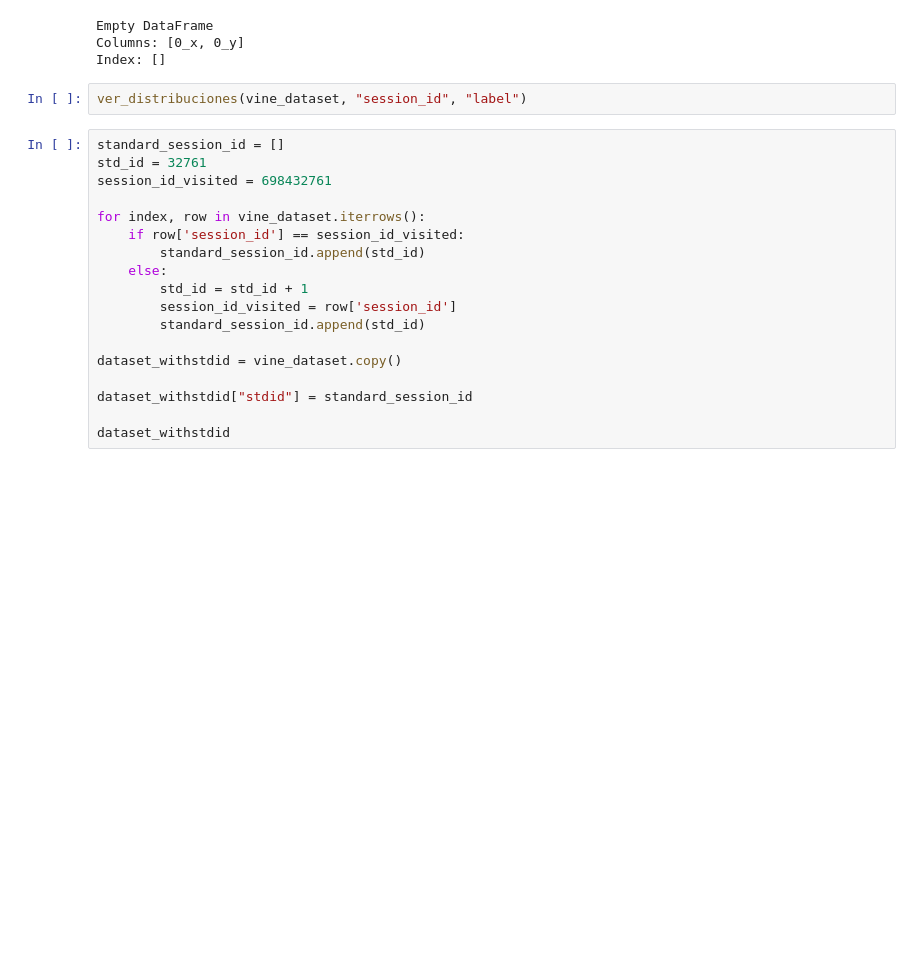
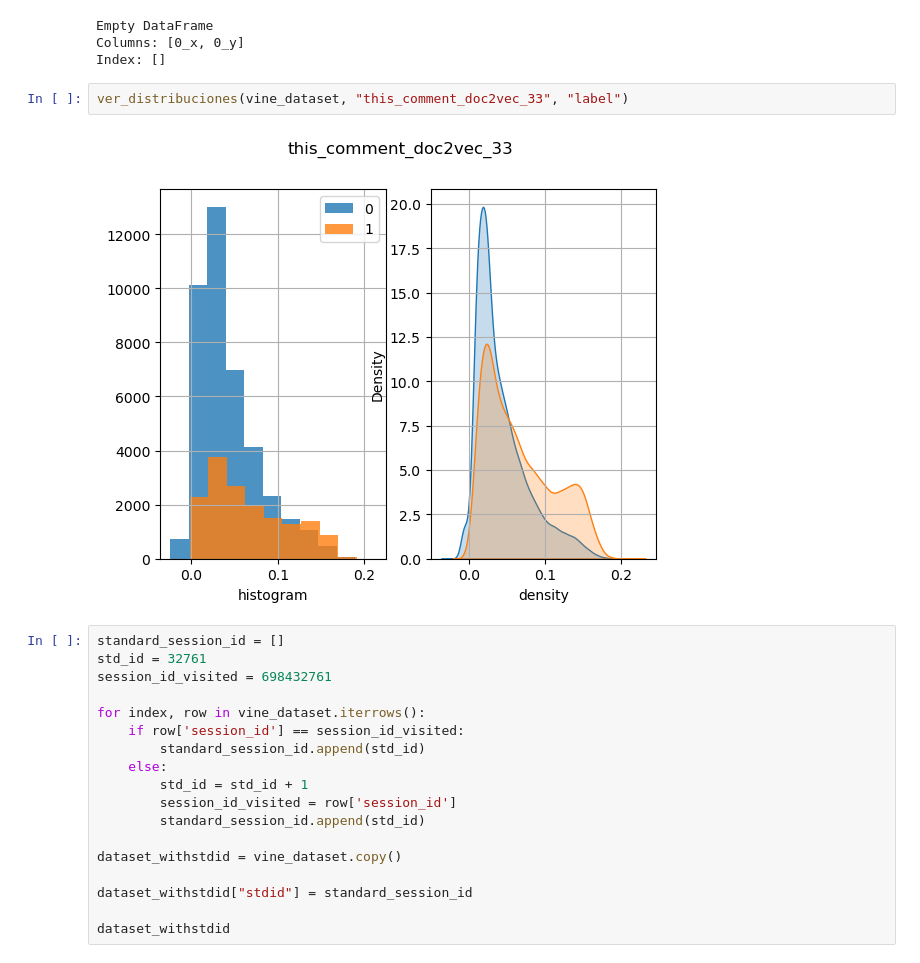
Before and after one commit to mgbarro/tfg-machinelearning, a Jupyter notebook: TFG_notebook.ipynb, the cells around one changed output. Saved outputs shown, nothing was run; the diff lists cells and outputs as text; blank space fills up the shorter version.

```diff
--- a/TFG_notebook.ipynb
+++ b/TFG_notebook.ipynb
@@ -97,7 +99,9 @@ Empty DataFrame
 Columns: [0_x, 0_y]
 Index: []
 # %%
-ver_distribuciones(vine_dataset, "session_id", "label")
+ver_distribuciones(vine_dataset, "this_comment_doc2vec_33", "label")
+# %% [output]
+[figure, added]
 # %%
 standard_session_id = []
 std_id = 32761
```
Also changed, not shown: parts of 44 cells of this notebook.
